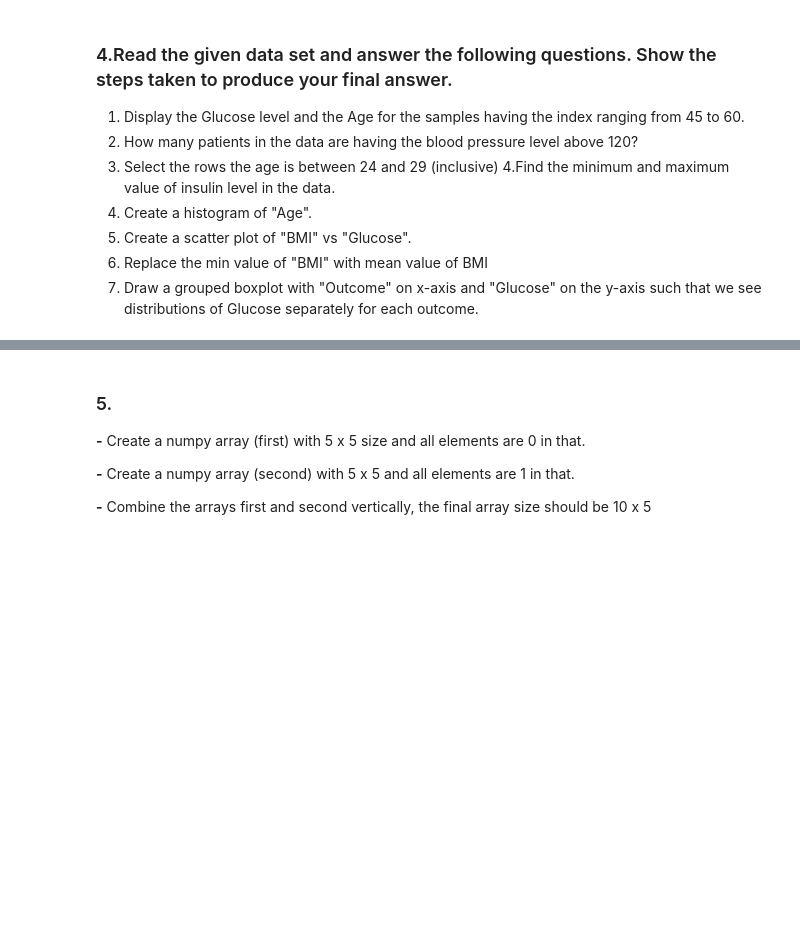
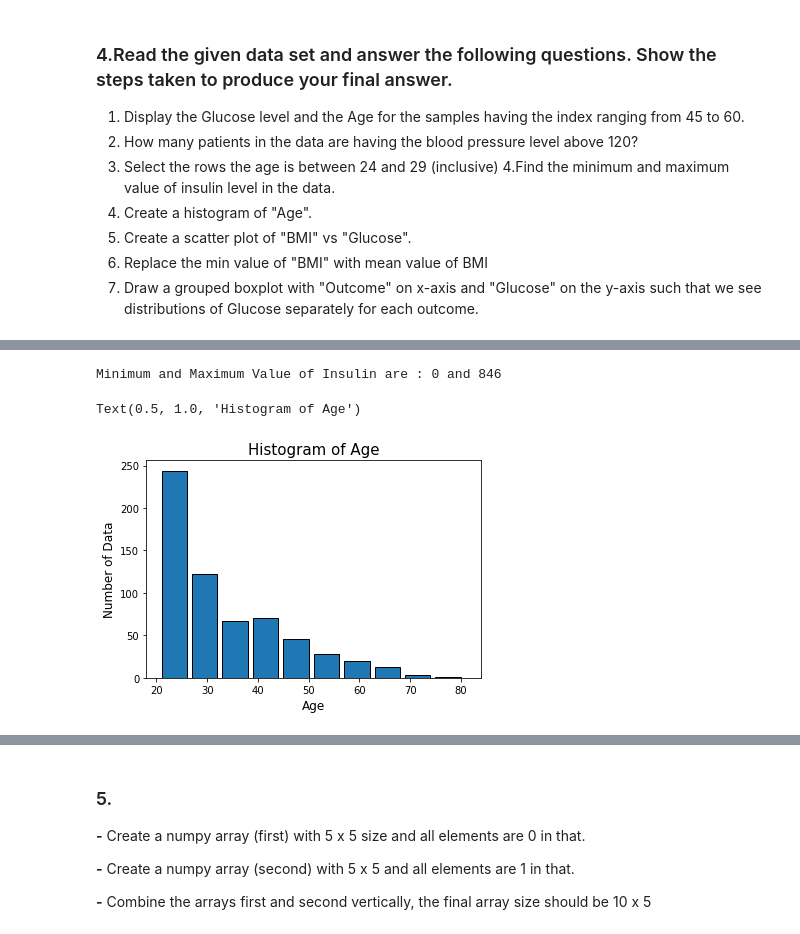
Before and after one commit to vishnuda373/lark_activities, a Jupyter notebook: Week 03 Python for DS.ipynb, the cells around one changed output, grey strips where cells are left out. Drawn from its saved outputs; the diff is of its cells as text; code cells hidden in the pictures; blank space fills up the shorter version.

```diff
--- a/Week 03 Python for DS.ipynb
+++ b/Week 03 Python for DS.ipynb
@@ -91,0 +159,23 @@ data
+# %%
+import pandas as pd
+
+data = pd.read_csv("diabetes_model.csv")
+min_value = data["Insulin"].min(axis = 0)
+max_value = data["Insulin"].max(axis = 0)
+print("Minimum and Maximum Value of Insulin are :",min_value,"and",max_value)
+# %% [output]
+Minimum and Maximum Value of Insulin are : 0 and 846
+# %%
+import pandas as pd
+import matplotlib.pyplot as plt
+
+data = pd.read_csv("diabetes_model.csv")
+data.hist(column = "Age", width = 5, grid = False,edgecolor = "black")
+plt.xlabel("Age",fontsize = 12)
+plt.ylabel("Number of Data",fontsize = 12)
+plt.title("Histogram of Age",fontsize = 15)
+# plt.xlim(left = 1, right = 90)
+# plt.ylim(bottom = 1, top = 300)
+# %% [output]
+Text(0.5, 1.0, 'Histogram of Age')
+[figure, added]
```
Also changed, not shown: parts of 11 cells of this notebook.
